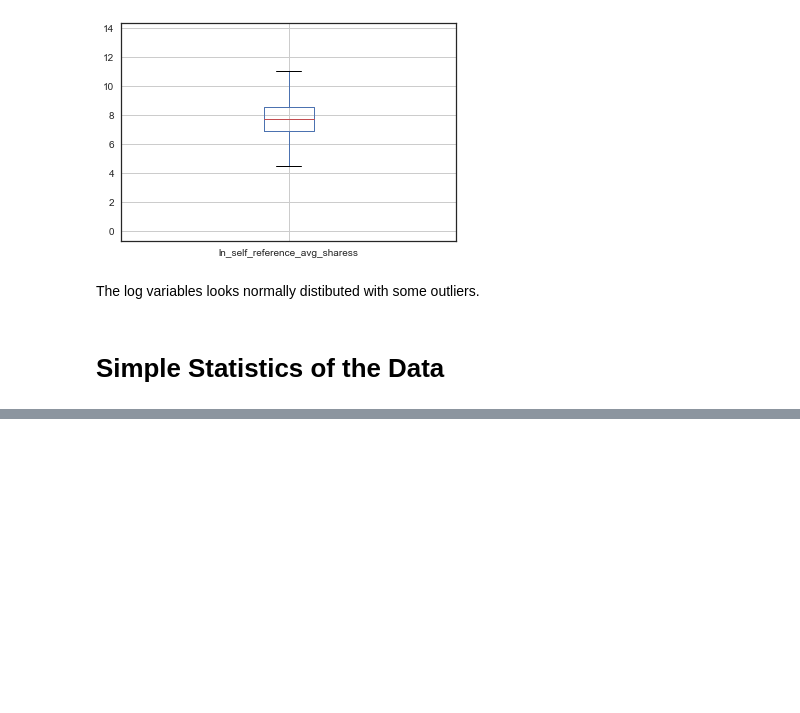
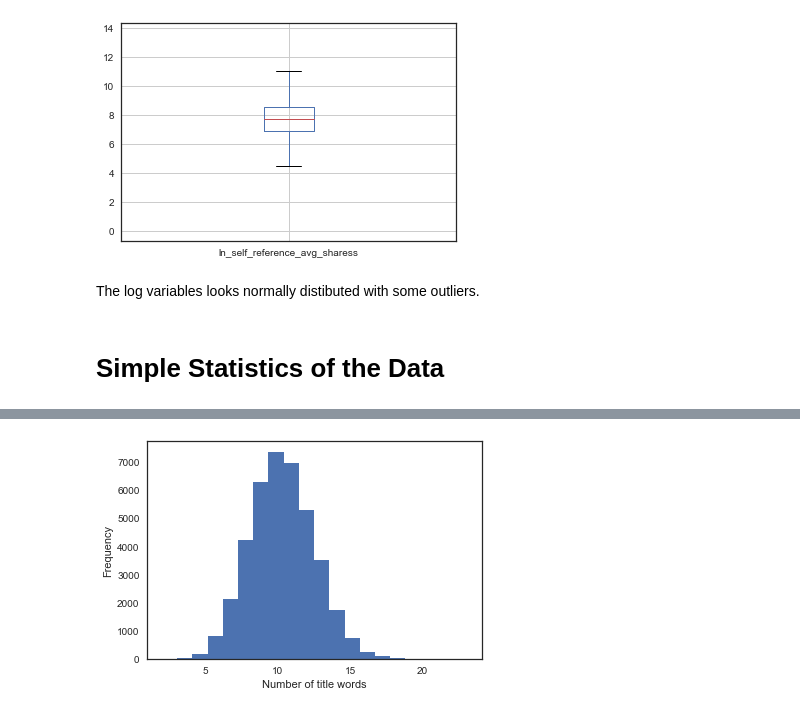
Before and after one commit to bici-sancta/mashable, a Jupyter notebook: mashable_master_2017.09.17_AA.ipynb, the cells around one changed output, grey strips where cells are left out. Saved outputs shown, nothing was run; the diff lists cells and outputs as text; code cells hidden in the pictures; blank space fills up the shorter version.

```diff
--- a/mashable_master_2017.09.17_AA.ipynb
+++ b/mashable_master_2017.09.17_AA.ipynb
@@ -494,0 +503,7 @@ def replace(group, stds):
+# %%
+plt.hist(df1['n_tokens_title'], bins = 20)
+plt.xlabel('Number of title words')
+plt.ylabel('Frequency')
+plt.show()
+# %% [output]
+[figure, added]
```
Also changed, not shown: parts of 17 cells of this notebook.
